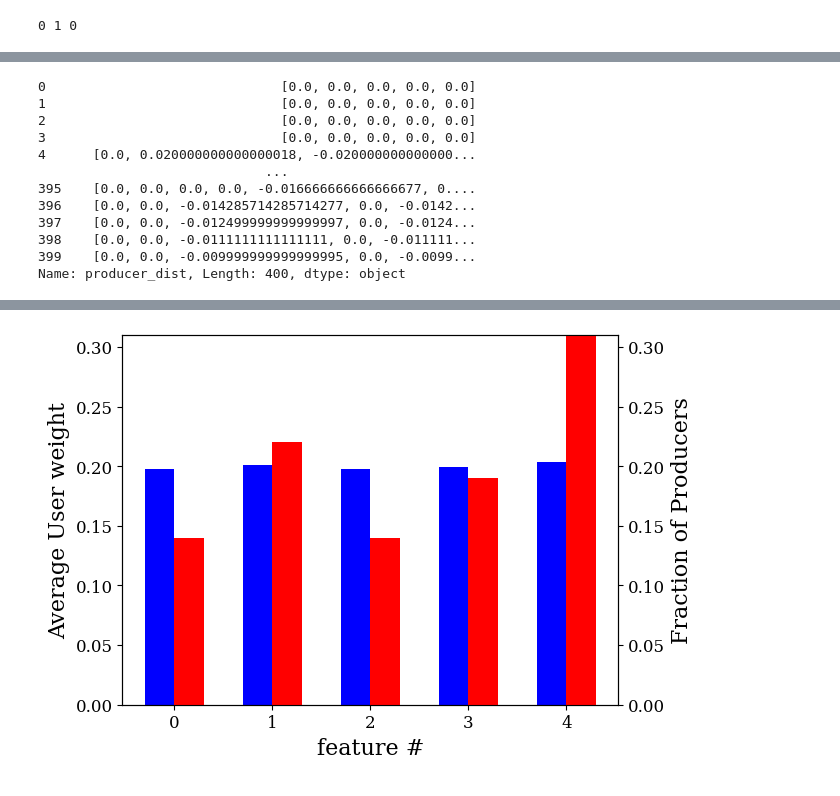
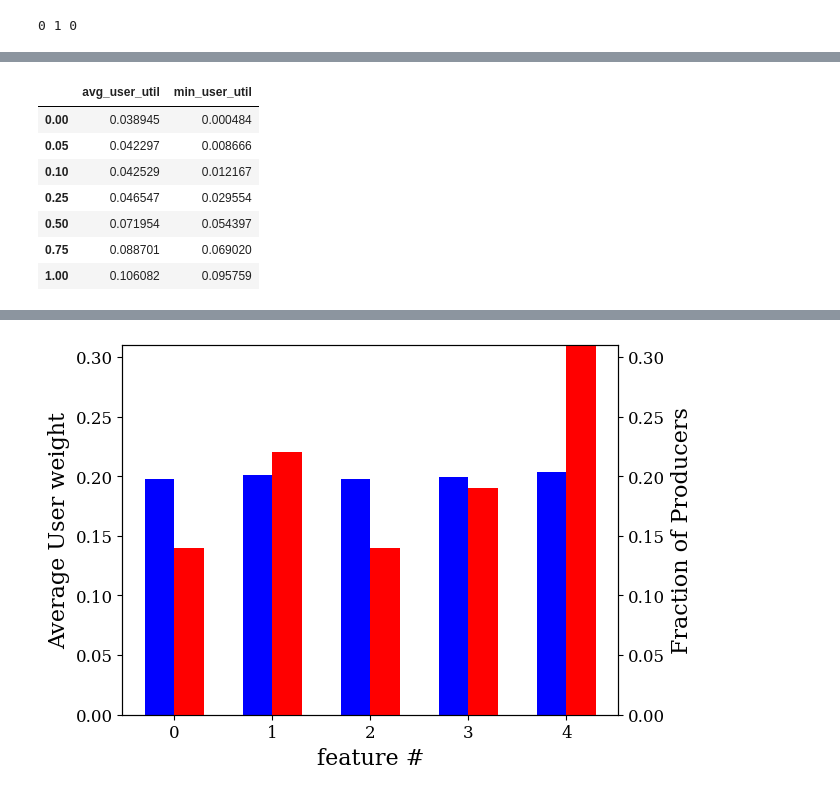
Before and after one commit to krishnacharya/recsys_eq, a Jupyter notebook: notebooks/User_eng_producermaximize_smexposure.ipynb, the cells around one changed output, grey strips where cells are left out. Saved outputs shown, nothing was run; the diff lists cells and outputs as text; code cells hidden in the pictures.

Commit message:
utility for smexp, ND

```diff
--- a/notebooks/User_eng_producermaximize_smexposure.ipynb
+++ b/notebooks/User_eng_producermaximize_smexposure.ipynb
@@ -134,15 +41,14 @@ Name: user_dist, Length: 400, dtype: object
-# %%
-df_smexp['producer_dist'] - df_softmax['producer_dist']
-# %% [output]
-0                              [0.0, 0.0, 0.0, 0.0, 0.0]
-1                              [0.0, 0.0, 0.0, 0.0, 0.0]
-2                              [0.0, 0.0, 0.0, 0.0, 0.0]
-3                              [0.0, 0.0, 0.0, 0.0, 0.0]
-4      [0.0, 0.020000000000000018, -0.020000000000000...
-                             ...
-395    [0.0, 0.0, 0.0, 0.0, -0.016666666666666677, 0....
-396    [0.0, 0.0, -0.014285714285714277, 0.0, -0.0142...
-397    [0.0, 0.0, -0.012499999999999997, 0.0, -0.0124...
-398    [0.0, 0.0, -0.0111111111111111, 0.0, -0.011111...
-399    [0.0, 0.0, -0.009999999999999995, 0.0, -0.0099...
-Name: producer_dist, Length: 400, dtype: object
+# %%
+# comparing linear engagement producer, vs softmax exposure maximizing producer
+# linear always better for user engagement
+(df_linear[df_linear['NE_exists']][user_utils]
+ - df_smexp[df_linear['NE_exists']][user_utils]).quantile([0, 0.05, 0.1, 0.25, .5, .75, 1.0])
+# %% [output]
+|  | avg_user_util | min_user_util |
+| 0.00 | 0.038945 | 0.000484 |
+| 0.05 | 0.042297 | 0.008666 |
+| 0.10 | 0.042529 | 0.012167 |
+| 0.25 | 0.046547 | 0.029554 |
+| 0.50 | 0.071954 | 0.054397 |
+| 0.75 | 0.088701 | 0.069020 |
+| 1.00 | 0.106082 | 0.095759 |
```
Also changed, not shown: parts of 19 cells of this notebook.
